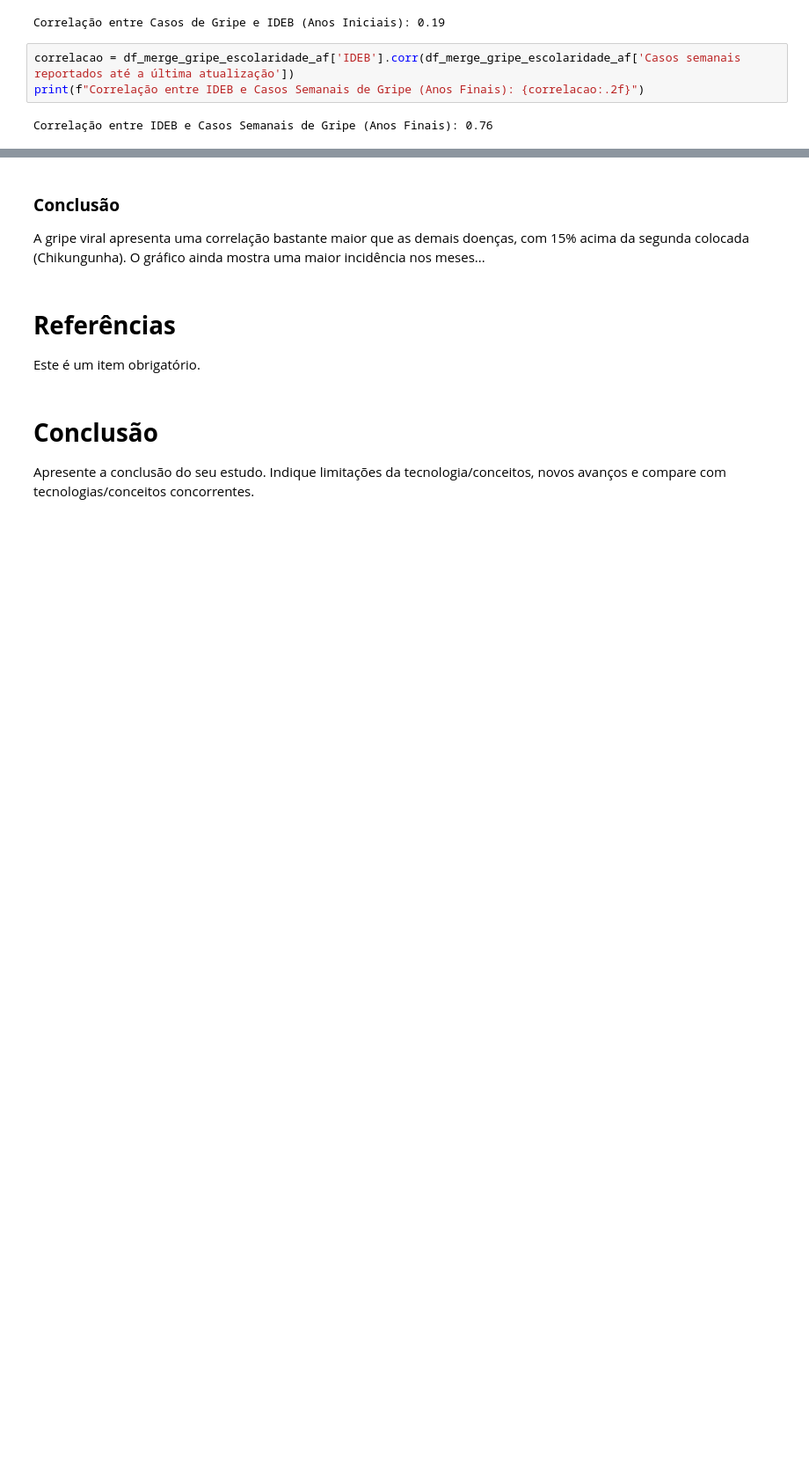
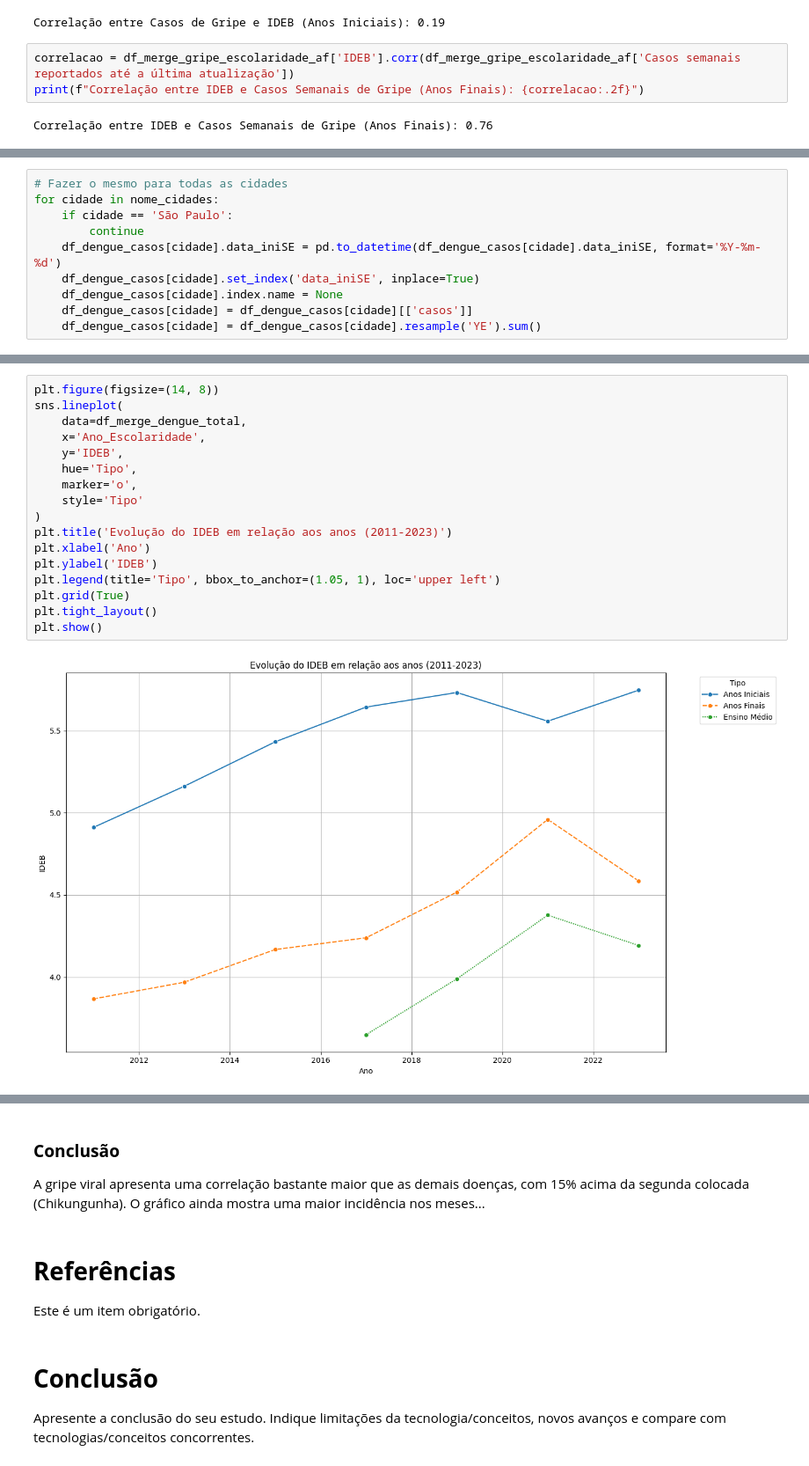
Before and after one commit to cesarfkb/trabalho-CD-semestral, a Jupyter notebook: Projeto_S1_CD.ipynb, the cells around one changed output, grey strips where cells are left out. Shown: that part at 88% size. Cells and saved outputs as stored; diff of their text form; blank space fills up the shorter version.

```diff
--- a/Projeto_S1_CD.ipynb
+++ b/Projeto_S1_CD.ipynb
@@ -502,0 +535,10 @@ Correlação entre IDEB e Casos Semanais de Gripe (Anos Finais): 0.76
+# %%
+# Fazer o mesmo para todas as cidades
+for cidade in nome_cidades:
+    if cidade == 'São Paulo':
+        continue
+    df_dengue_casos[cidade].data_iniSE = pd.to_datetime(df_dengue_casos[cidade].data_iniSE, format='%Y-%m-%d')
+    df_dengue_casos[cidade].set_index('data_iniSE', inplace=True)
+    df_dengue_casos[cidade].index.name = None
+    df_dengue_casos[cidade] = df_dengue_casos[cidade][['casos']]
+    df_dengue_casos[cidade] = df_dengue_casos[cidade].resample('YE').sum()
@@ -502,0 +610,19 @@ Correlação entre IDEB e Casos Semanais de Gripe (Anos Finais): 0.76
+# %%
+plt.figure(figsize=(14, 8))
+sns.lineplot(
+    data=df_merge_dengue_total,
+    x='Ano_Escolaridade',
+    y='IDEB',
+    hue='Tipo',
+    marker='o',
+    style='Tipo'
+)
+plt.title('Evolução do IDEB em relação aos anos (2011-2023)')
+plt.xlabel('Ano')
+plt.ylabel('IDEB')
+plt.legend(title='Tipo', bbox_to_anchor=(1.05, 1), loc='upper left')
+plt.grid(True)
+plt.tight_layout()
+plt.show()
+# %% [output]
+[figure, added]
```
Also changed, not shown: parts of 7 cells of this notebook.
